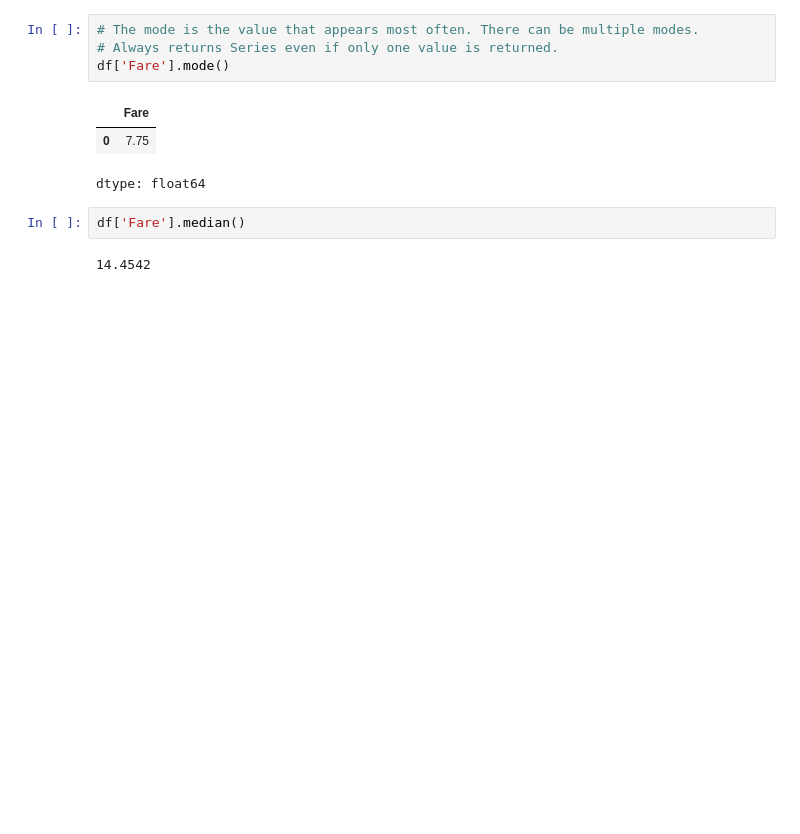
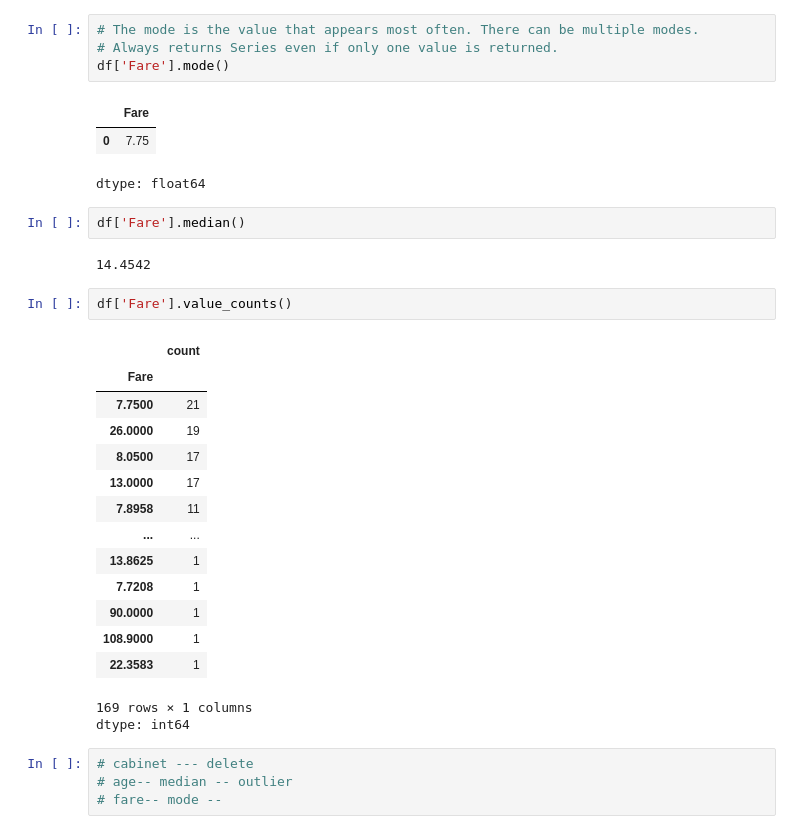
Before and after one commit to raheelam98/DataAnalysis, a Jupyter notebook: EDA/EDA_Sessions_RM/DA5_Missing_values_and_outliers_Sec_3_RM.ipynb, the cells around one changed output. Drawn from its saved outputs; the diff is of its cells as text; blank space fills up the shorter version.

```diff
--- a/EDA/EDA_Sessions_RM/DA5_Missing_values_and_outliers_Sec_3_RM.ipynb
+++ b/EDA/EDA_Sessions_RM/DA5_Missing_values_and_outliers_Sec_3_RM.ipynb
@@ -319,3 +328,25 @@ dtype: float64
 df['Fare'].median()
 # %% [output]
 14.4542
+# %%
+df['Fare'].value_counts()
+# %% [output]
+|  | count |
+| Fare |  |
+| 7.7500 | 21 |
+| 26.0000 | 19 |
+| 8.0500 | 17 |
+| 13.0000 | 17 |
+| 7.8958 | 11 |
+| ... | ... |
+| 13.8625 | 1 |
+| 7.7208 | 1 |
+| 90.0000 | 1 |
+| 108.9000 | 1 |
+| 22.3583 | 1 |
+169 rows × 1 columns
+dtype: int64
+# %%
+# cabinet --- delete
+# age-- median -- outlier
+# fare-- mode --
```
Also changed, not shown: parts of 9 cells of this notebook.
